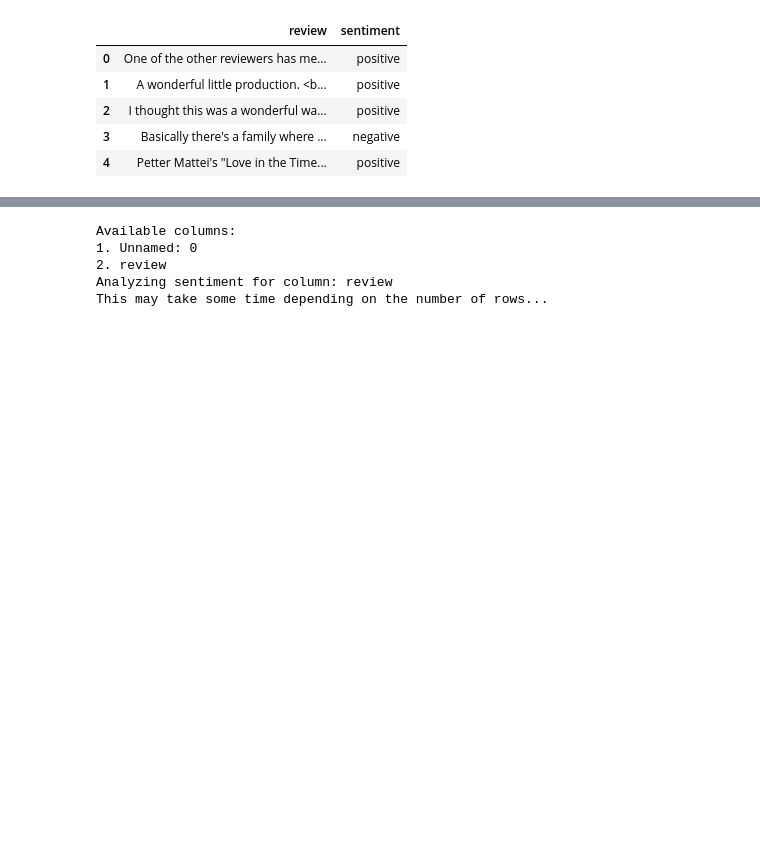
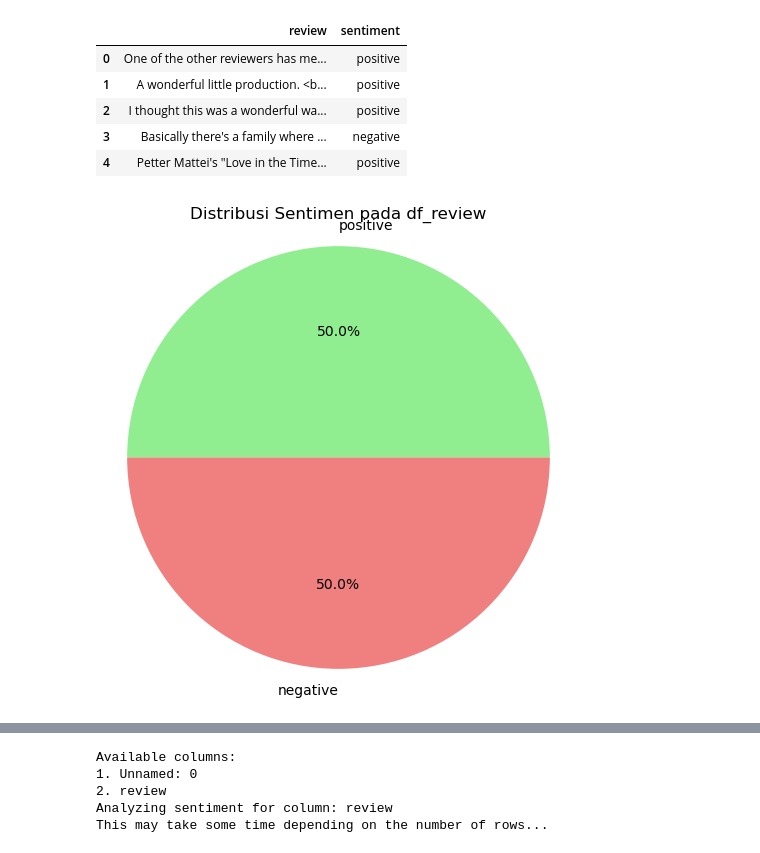
Before and after one commit to delyrafael/PSD, a Jupyter notebook: Code/agentBasedSentimentAnalysis.ipynb, the cells around one changed output, grey strips where cells are left out. Cells and saved outputs as stored; diff of their text form; code cells hidden in the pictures; blank space fills up the shorter version.

```diff
--- a/Code/agentBasedSentimentAnalysis.ipynb
+++ b/Code/agentBasedSentimentAnalysis.ipynb
@@ -8,7 +8,7 @@ from dotenv import load_dotenv
 load_dotenv()
 client = OpenAI(api_key=os.getenv("OPENAI_API_KEY"))
 # %%
-df_review = pd.read_csv("IMDB Dataset.csv")
+df_review = pd.read_csv("C:/Users/delyr/Documents/GitHub/PSD/Dataset/IMDB Dataset.csv")
 df_review.head()
 # %% [output]
 |  | review | sentiment |
@@ -26,3 +26,14 @@ df_review_imb = pd.concat([df_positive,df_negative ])
 
 df_review_imb.head()
 df_review_imb.to_csv("USETHIS.csv")
+# %%
+# Membuat pie chart untuk distribusi sentimen pada df_review
+sentiment_counts = df_review['sentiment'].value_counts()
+
+plt.figure(figsize=(6, 6))
+plt.pie(sentiment_counts, labels=sentiment_counts.index, autopct='%1.1f%%', colors=['lightgreen', 'lightcoral'])
+plt.title('Distribusi Sentimen pada df_review')
+plt.axis('equal')
+plt.show()
+# %% [output]
+[figure, added]
```
Also changed, not shown: parts of 2 cells of this notebook, 7 other files.
